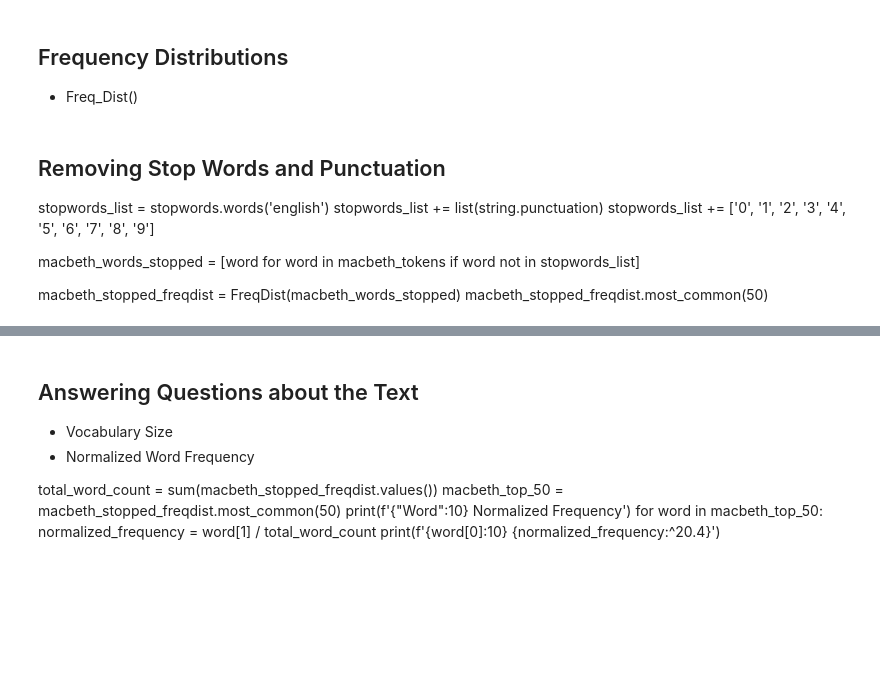
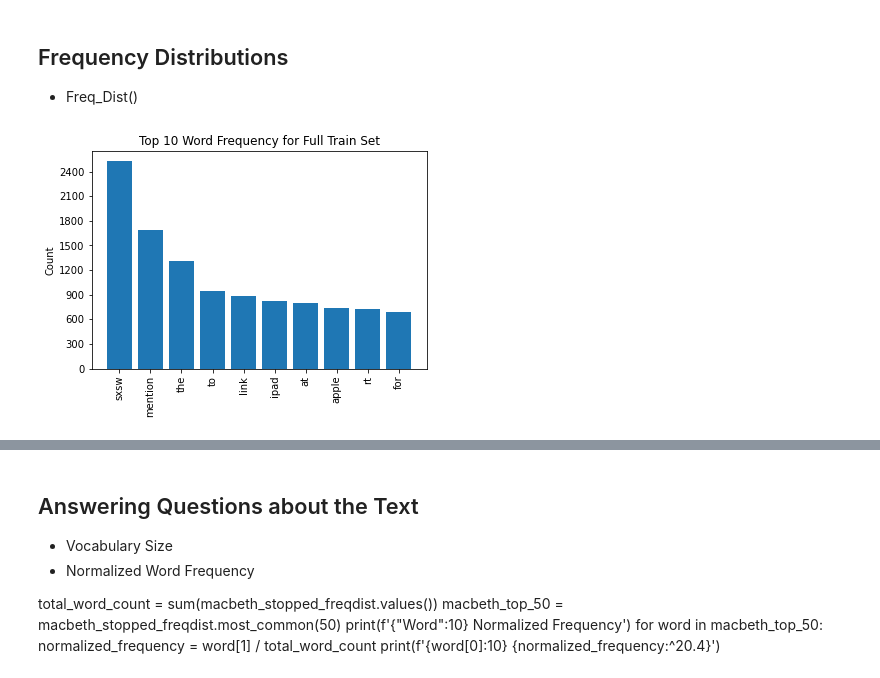
Before and after one commit to mitchellren123/Twitter-NLP-Sentiment, a Jupyter notebook: Twitter-NLP.ipynb, the cells around one changed output, grey strips where cells are left out. Drawn from its saved outputs; the diff is of its cells as text; code cells hidden in the pictures; blank space fills up the shorter version.

```diff
--- a/Twitter-NLP.ipynb
+++ b/Twitter-NLP.ipynb
@@ -146,3 +147,13 @@ import re
 - Capitalization
 - Apostrophes
 - Numbers
+# %%
+X = binary_df_nonulls['tweet_text']
+y = binary_df_nonulls['is_there_an_emotion_directed_at_a_brand_or_product']
+
+X_train, X_test, y_train, y_test = train_test_split(X, y, test_size = 0.25, random_state = 42)
+
+X_train = pd.DataFrame(X_train)
+X_test = pd.DataFrame(X_test)
+y_train = pd.DataFrame(y_train)
+y_test = pd.DataFrame(y_test)
@@ -148,0 +176,3 @@ import re
+# %%
+X_train['tweet_text'] = X_train['tweet_text'].str.lower()
+X_train
@@ -148,0 +193,8 @@ import re
+# %%
+from nltk.tokenize import RegexpTokenizer
+
+basic_token_pattern = r"(?u)\b\w\w+\b"
+tokenizer = RegexpTokenizer(basic_token_pattern)
+
+X_train['tokenized'] = X_train['tweet_text'].apply(tokenizer.tokenize)
+X_train
@@ -149,14 +215,29 @@ import re
 # %% [markdown]
 ## Frequency Distributions
 - Freq_Dist()
-# %% [markdown]
-## Removing Stop Words and Punctuation
-
-stopwords_list = stopwords.words('english')
-stopwords_list += list(string.punctuation)
-stopwords_list += ['0', '1', '2', '3', '4', '5', '6', '7', '8', '9']
-
-macbeth_words_stopped = [word for word in macbeth_tokens if word not in stopwords_list]
-
-macbeth_stopped_freqdist = FreqDist(macbeth_words_stopped)
-macbeth_stopped_freqdist.most_common(50)
+# %%
+from nltk import FreqDist
+import matplotlib.pyplot as plt
+from matplotlib.ticker import MaxNLocator
+
+def visualize_top_10(freq_dist, title):
+
+    # Extract data for plotting
+    top_10 = list(zip(*freq_dist.most_common(10)))
+    tokens = top_10[0]
+    counts = top_10[1]
+
+    # Set up plot and plot data
+    fig, ax = plt.subplots()
+    ax.bar(tokens, counts)
+
+    # Customize plot appearance
+    ax.set_title(title)
+    ax.set_ylabel("Count")
+    ax.yaxis.set_major_locator(MaxNLocator(integer=True))
+    ax.tick_params(axis="x", rotation=90)
+# %%
+train_freq_dist = FreqDist(X_train['tokenized'].explode())
+visualize_top_10(train_freq_dist, 'Top 10 Word Frequency for Full Train Set')
+# %% [output]
+[figure, added]
```
Also changed, not shown: parts of 19 cells of this notebook.
